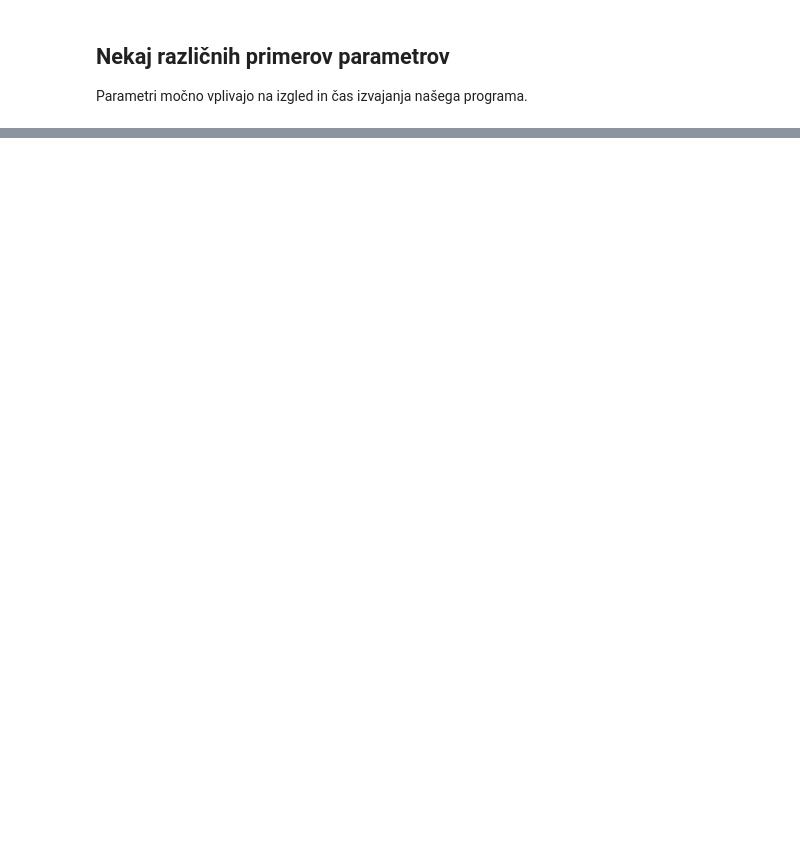
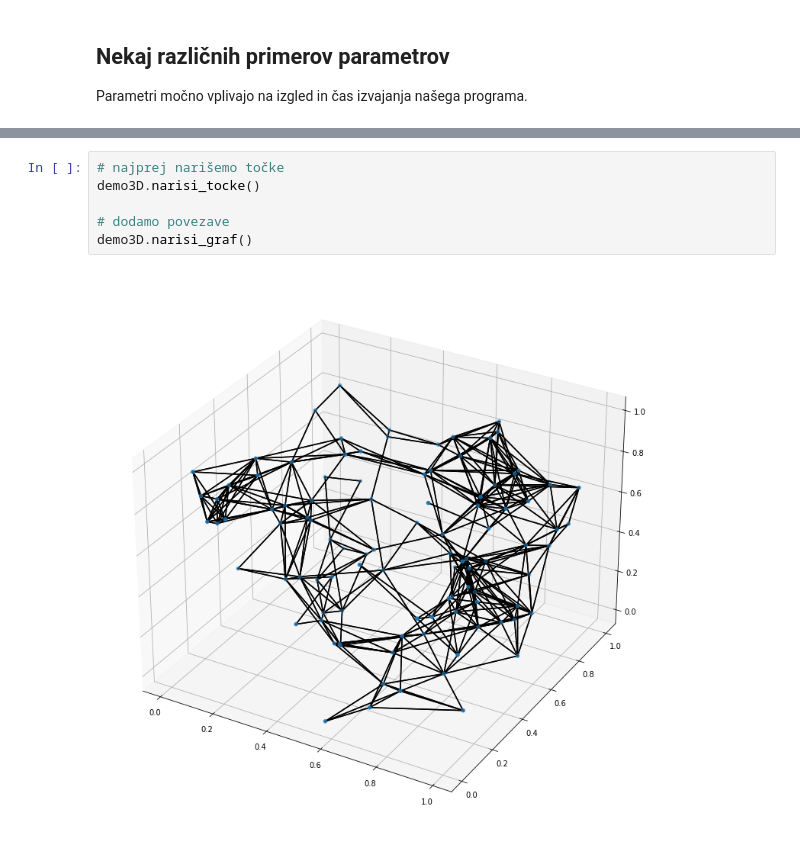
Before and after one commit to timkalan/poti-v-kvadratu, a Jupyter notebook: koda/vizualizacija.ipynb, the cells around one changed output, grey strips where cells are left out. Drawn from its saved outputs; the diff is of its cells as text; blank space fills up the shorter version.

```diff
--- a/koda/vizualizacija.ipynb
+++ b/koda/vizualizacija.ipynb
@@ -111,0 +138,8 @@ Wall time: 1min 11s
+# %%
+# najprej narišemo točke
+demo3D.narisi_tocke()
+
+# dodamo povezave
+demo3D.narisi_graf()
+# %% [output]
+[figure, added]
```
Also changed, not shown: parts of 14 cells of this notebook, 1 other file.
